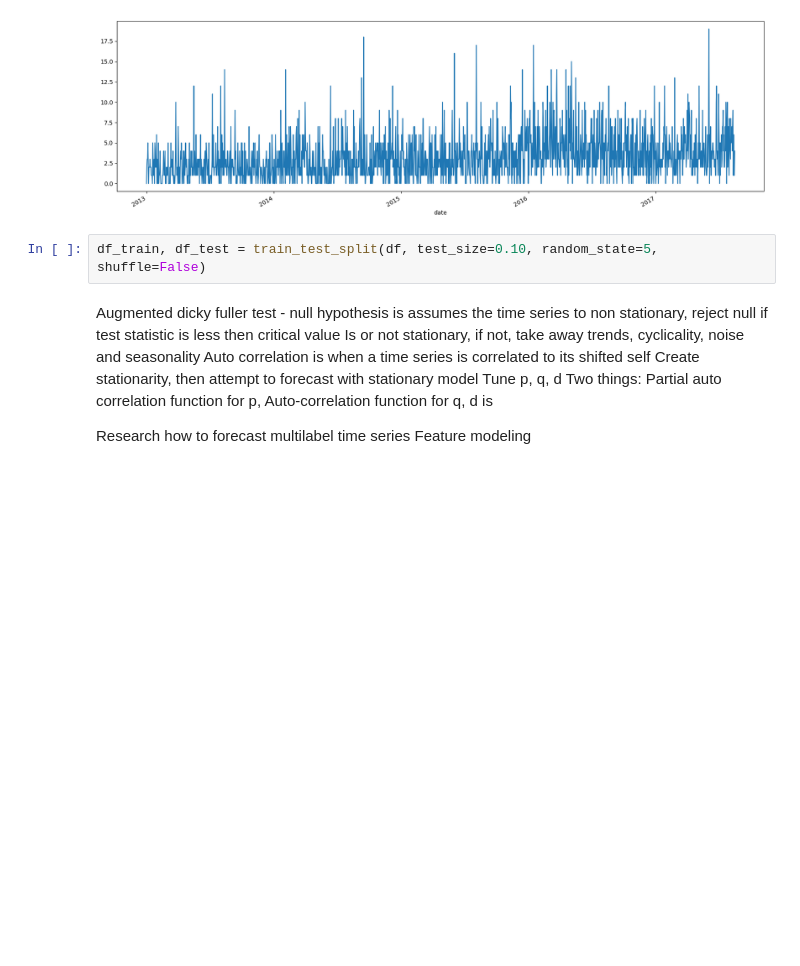
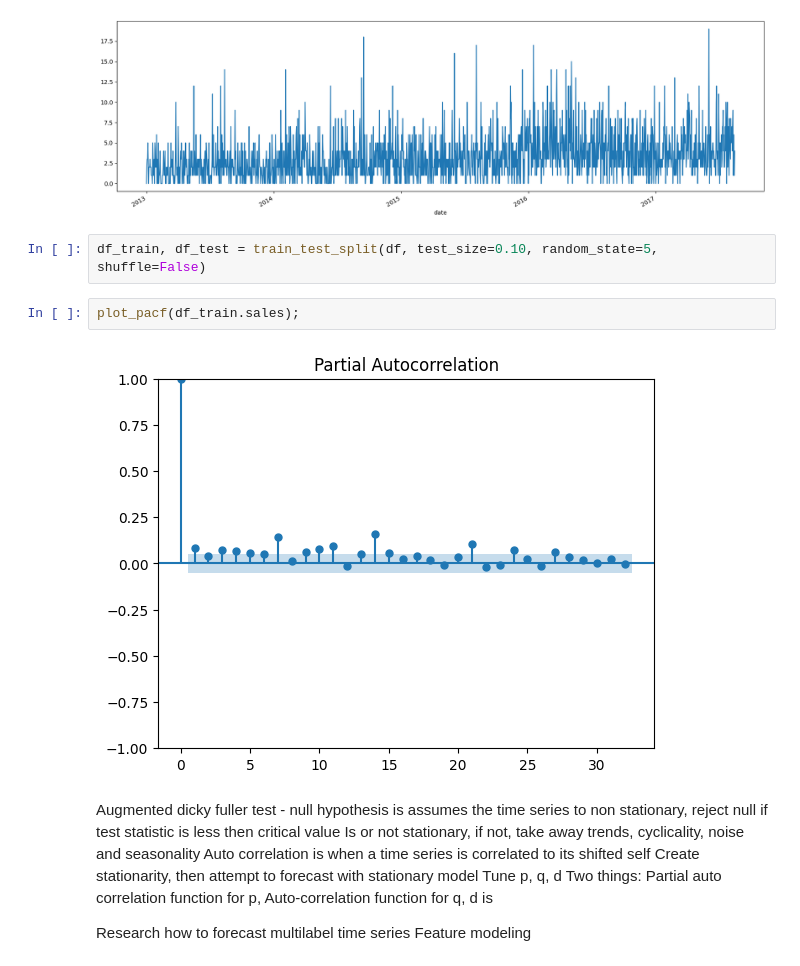
Before and after one commit to Nasibul/e-commerce, a Jupyter notebook: ml-inventory/New Folder/Untitled.ipynb, the cells around one changed output. Cells and saved outputs as stored; diff of their text form; blank space fills up the shorter version.

```diff
--- a/ml-inventory/New Folder/Untitled.ipynb
+++ b/ml-inventory/New Folder/Untitled.ipynb
@@ -39,6 +25,10 @@ df.sales.plot(figsize=(20,6))
 [figure]
 # %%
 df_train, df_test = train_test_split(df, test_size=0.10, random_state=5, shuffle=False)
+# %%
+plot_pacf(df_train.sales);
+# %% [output]
+[figure, added]
 # %% [markdown]
 Augmented dicky fuller test - null hypothesis is assumes the time series to non stationary, reject null if test statistic is less then critical value
 Is or not stationary, if not, take away trends, cyclicality, noise and seasonality
```
Also changed, not shown: parts of 17 cells of this notebook, 1 other file.
